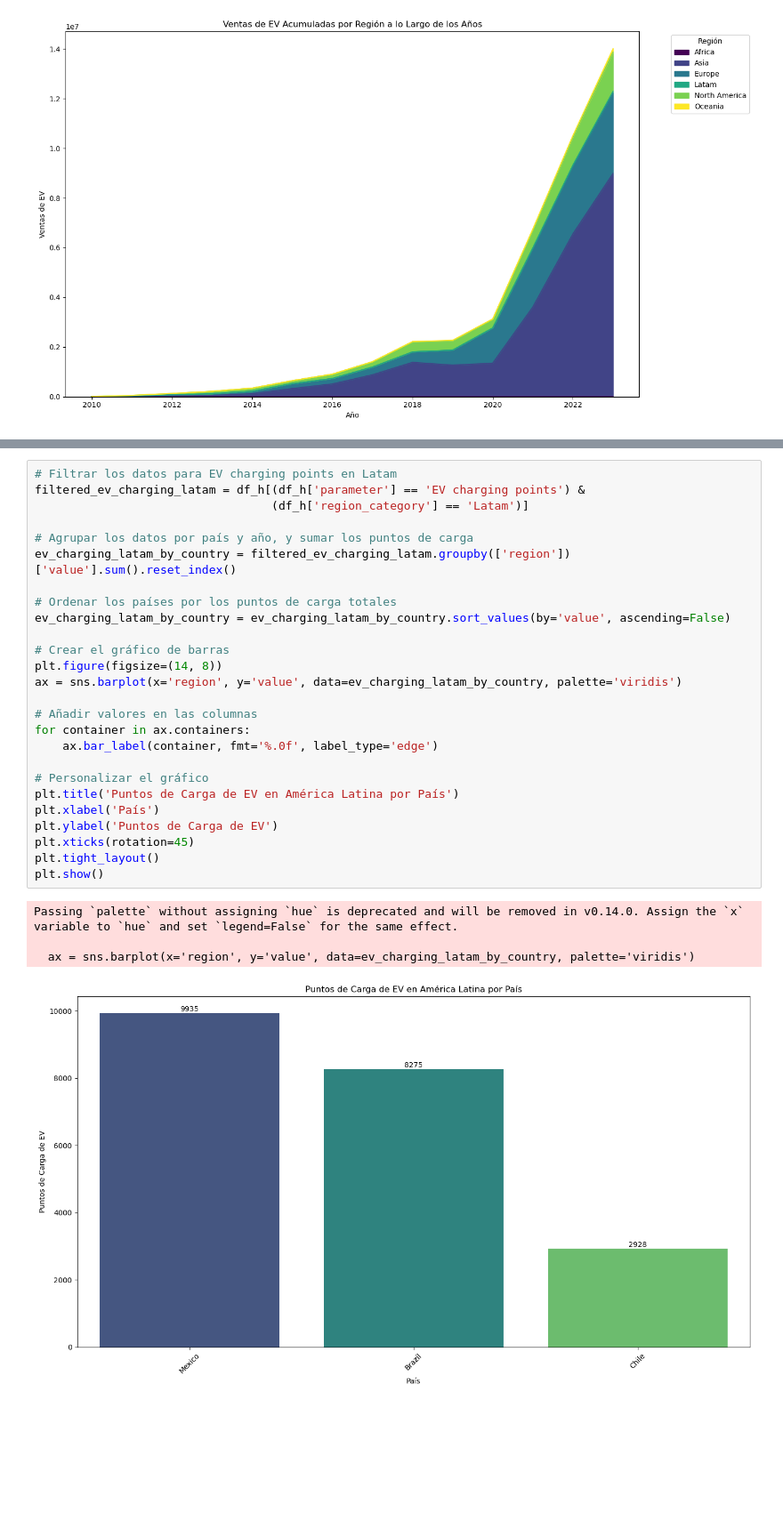
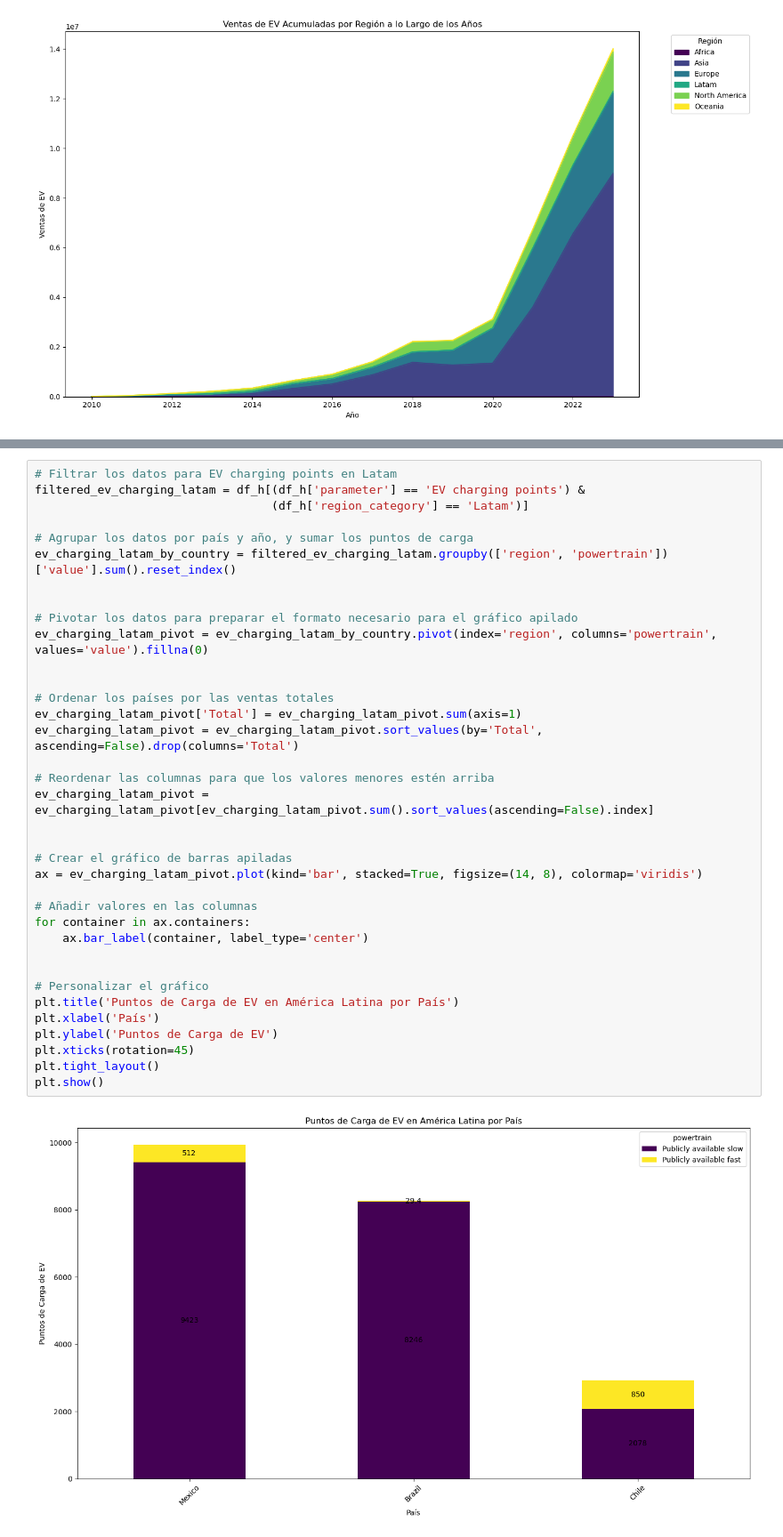
Before and after one commit to ceasoto/Proyecto_Final, a Jupyter notebook: Notebooks/Visualizaciones.ipynb, the cells around one changed output, grey strips where cells are left out. Shown at 89% size. Drawn from its saved outputs; the diff is of its cells as text; blank space fills up the shorter version.

```diff
--- a/Notebooks/Visualizaciones.ipynb
+++ b/Notebooks/Visualizaciones.ipynb
@@ -285,31 +279,38 @@ para un analisis visual del crecimiento de los vehiculos electricos full electic
 # %%
 # Filtrar los datos para EV charging points en Latam
 filtered_ev_charging_latam = df_h[(df_h['parameter'] == 'EV charging points') &
                                   (df_h['region_category'] == 'Latam')]
 
 # Agrupar los datos por país y año, y sumar los puntos de carga
-ev_charging_latam_by_country = filtered_ev_charging_latam.groupby(['region'])['value'].sum().reset_index()
+ev_charging_latam_by_country = filtered_ev_charging_latam.groupby(['region', 'powertrain'])['value'].sum().reset_index()
 
-# Ordenar los países por los puntos de carga totales
-ev_charging_latam_by_country = ev_charging_latam_by_country.sort_values(by='value', ascending=False)
 
-# Crear el gráfico de barras
-plt.figure(figsize=(14, 8))
-ax = sns.barplot(x='region', y='value', data=ev_charging_latam_by_country, palette='viridis')
+# Pivotar los datos para preparar el formato necesario para el gráfico apilado
+ev_charging_latam_pivot = ev_charging_latam_by_country.pivot(index='region', columns='powertrain', values='value').fillna(0)
+
+
+# Ordenar los países por las ventas totales
+ev_charging_latam_pivot['Total'] = ev_charging_latam_pivot.sum(axis=1)
+ev_charging_latam_pivot = ev_charging_latam_pivot.sort_values(by='Total', ascending=False).drop(columns='Total')
+
+# Reordenar las columnas para que los valores menores estén arriba
+ev_charging_latam_pivot = ev_charging_latam_pivot[ev_charging_latam_pivot.sum().sort_values(ascending=False).index]
+
+
+# Crear el gráfico de barras apiladas
+ax = ev_charging_latam_pivot.plot(kind='bar', stacked=True, figsize=(14, 8), colormap='viridis')
 
 # Añadir valores en las columnas
 for container in ax.containers:
-    ax.bar_label(container, fmt='%.0f', label_type='edge')
+    ax.bar_label(container, label_type='center')
+
 
 # Personalizar el gráfico
 plt.title('Puntos de Carga de EV en América Latina por País')
 plt.xlabel('País')
 plt.ylabel('Puntos de Carga de EV')
 plt.xticks(rotation=45)
 plt.tight_layout()
 plt.show()
 # %% [output]
-Passing `palette` without assigning `hue` is deprecated and will be removed in v0.14.0. Assign the `x` variable to `hue` and set `legend=False` for the same effect.
-
-  ax = sns.barplot(x='region', y='value', data=ev_charging_latam_by_country, palette='viridis')
-[figure, old version]
+[figure, new version]
```
Also changed, not shown: parts of 43 cells of this notebook.
